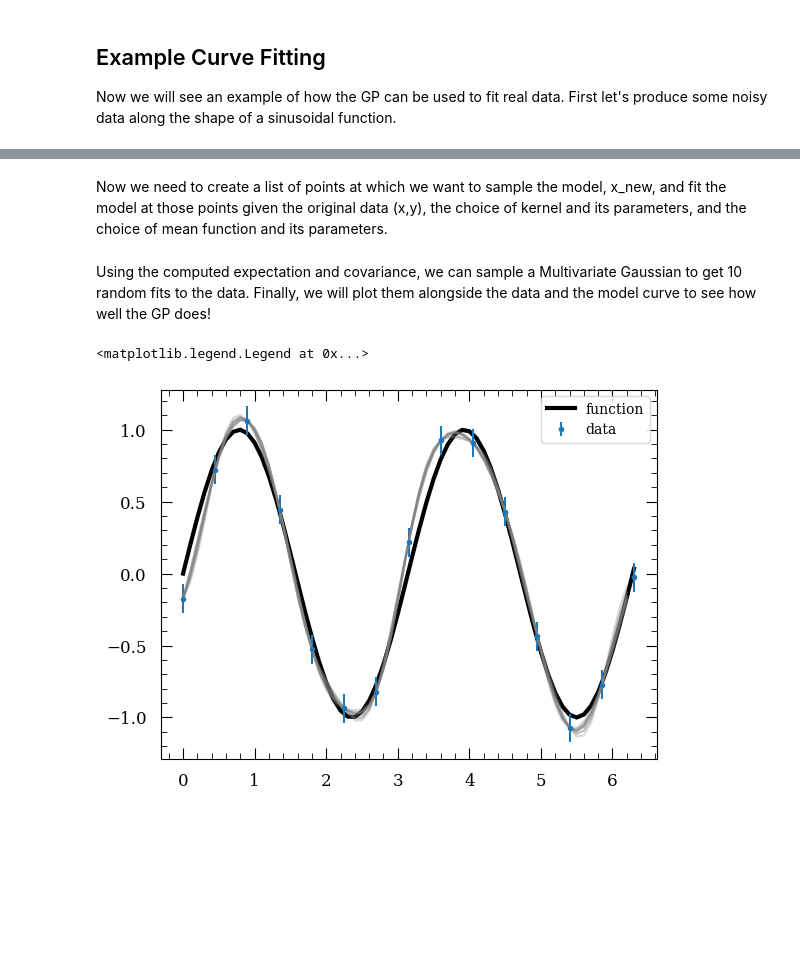
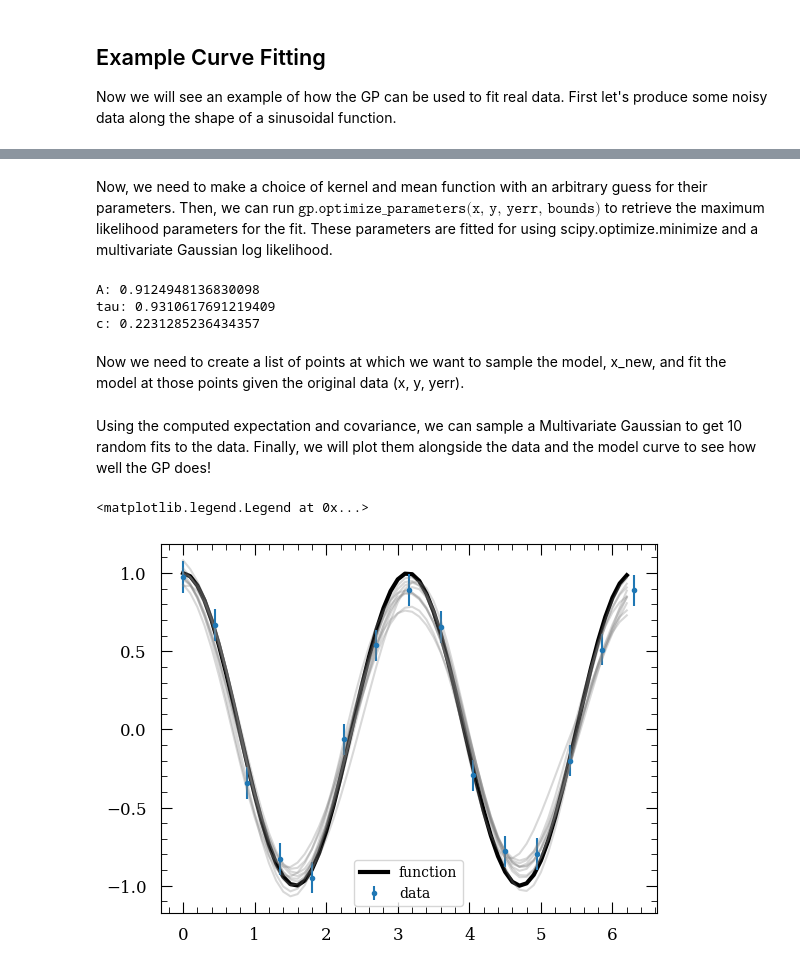
Before and after one commit to erinhay/GausSN, a Jupyter notebook: ipynb/getting_started.ipynb, the cells around one changed output, grey strips where cells are left out. Drawn from its saved outputs; the diff is of its cells as text; code cells hidden in the pictures; blank space fills up the shorter version.

```diff
--- a/ipynb/getting_started.ipynb
+++ b/ipynb/getting_started.ipynb
@@ -158,7 +158,7 @@ where $A$ and $B$ are scaling parameters, $t_{0}$ is the time of the first data
 Plotted alongside the GP random draws is the mean function in a thick black line. Note how the functions closely follow the shape of the mean function, with only small deviations caused by the kernel.
 # %%
 x = np.arange(0, 10, 0.1)
-kernel = kernels.ExpSquaredKernel(1, 1)
+kernel = kernels.ExpSquaredKernel([1, 1])
 cov = kernel.covariance(x, x)
 y = np.random.multivariate_normal(mean = np.zeros(len(x)), cov = cov, size=5)
 plt.figure()
@@ -171,7 +171,7 @@ plt.show()
 plt.clf()
 
 params = [1.2, 0.3]
-meanfunc = meanfuncs.ExpFunction(params[0], params[1])
+meanfunc = meanfuncs.ExpFunction(params)
 mean = meanfunc.mean(x)
 y = np.random.multivariate_normal(mean = mean, cov = cov, size=5)
 plt.figure()
@@ -184,7 +184,7 @@ plt.show()
 plt.clf()
 
 params = [1, 3, 0]
-meanfunc = meanfuncs.Sin(params[0], params[1], params[2])
+meanfunc = meanfuncs.Sin(params)
 mean = meanfunc.mean(x)
 y = np.random.multivariate_normal(mean = mean, cov = cov, size=5)
 plt.figure()
@@ -197,7 +197,7 @@ plt.show()
 plt.clf()
 
 params = [1, 1, 3, 0, 5, 1]
-meanfunc = meanfuncs.Karpenka2012(params[0], params[1], params[2], params[3], params[4], params[5])
+meanfunc = meanfuncs.Karpenka2012(params)
 mean = meanfunc.mean(x)
 y = np.random.multivariate_normal(mean = mean, cov = cov, size=5)
 plt.figure()
@@ -222,18 +222,14 @@ plt.clf()
 
 Now we will see an example of how the GP can be used to fit real data. First let's produce some noisy data along the shape of a sinusoidal function.
 # %%
-#for visualization purposes, create a smooth sin curve
-x_smooth = np.arange(0,2*np.pi+0.1, 0.1)
-y_smooth = np.sin(2*x_smooth)
-
 #produce data
-x = np.arange(0,2*np.pi+0.1, 0.45)
-y = np.sin(2*x)
+x = np.arange(0,2*np.pi+0.45, 0.45)
+y = np.cos(2*x)
 yerr = np.repeat(0.1, len(x)) #error
 y += np.random.normal(0, yerr) #add noise
 
-plt.plot(x_smooth, y_smooth, 'k', label='function')
-plt.scatter(x, y, label='data')
+plt.plot(np.arange(0, 2*np.pi+0.1, 0.1), np.cos(2*np.arange(0, 2*np.pi+0.1, 0.1)), 'k', label='function')
+plt.errorbar(x, y, yerr=yerr, label='data', ls='None', marker='.')
 
 plt.legend()
 # %% [output]
@@ -242,23 +238,36 @@ plt.legend()
-# %% [markdown]
-Now we need to create a list of points at which we want to sample the model, x_new, and fit the model at those points given the original data (x,y), the choice of kernel and its parameters, and the choice of mean function and its parameters.
+# %% [markdown]
+Now, we need to make a choice of kernel and mean function with an arbitrary guess for their parameters. Then, we can run $\texttt{gp.optimize}\_\texttt{parameters(x, y, yerr, bounds)}$ to retrieve the maximum likelihood parameters for the fit. These parameters are fitted for using scipy.optimize.minimize and a multivariate Gaussian log likelihood.
 # %%
-x_new = np.arange(0,2*np.pi, 0.1) #new points at which to sample the model
-kernel = kernels.ExpSquaredKernel(0.5, 0.5)
-meanfunc = meanfuncs.UniformMean(0)
+kernel = kernels.ExpSquaredKernel([0.5, 0.5])
+meanfunc = meanfuncs.UniformMean([0])
 gp = gausSN.GP(kernel = kernel, meanfunc = meanfunc)
-expectation, variance = gp.predict(x_new, x, y)
+
+bounds = [(0,10), (0,10), (-1,1)]
+results = gp.optimize_parameters(x, y, yerr, bounds)
+# %%
+#see updated kernel and mean func parameters
+print(f"A: {gp.kernel.A}\ntau: {gp.kernel.tau}\nc: {gp.meanfunc.c}")
+# %% [output]
+A: 0.9124948136830098
+tau: 0.9310617691219409
+c: 0.2231285236434357
+# %% [markdown]
+Now we need to create a list of points at which we want to sample the model, x_new, and fit the model at those points given the original data (x, y, yerr).
+# %%
+x_new = np.arange(0,2*np.pi, 0.1) #new points at which to sample the model
+expectation, variance = gp.predict(x_new, x, y, yerr)
 # %% [markdown]
 Using the computed expectation and covariance, we can sample a Multivariate Gaussian to get 10 random fits to the data. Finally, we will plot them alongside the data and the model curve to see how well the GP does!
 # %%
 model = np.random.multivariate_normal(mean=expectation, cov=variance, size=10)
 
-plt.plot(x_smooth, y_smooth, 'k', label='function', lw=3)
+plt.plot(x_new, np.cos(2*x_new), 'k', label='function', lw=3)
 plt.errorbar(x, y, yerr=yerr, ls='None', marker='.', label='data')
 
 for i in range(len(model)):
     plt.plot(x_new, model[i], color='gray', alpha=0.3)
 
 plt.legend()
 # %% [output]
 <matplotlib.legend.Legend at 0x...>
-[figure, old version]
+[figure, new version]
```
Also changed, not shown: parts of 4 cells of this notebook, 3 other files.
